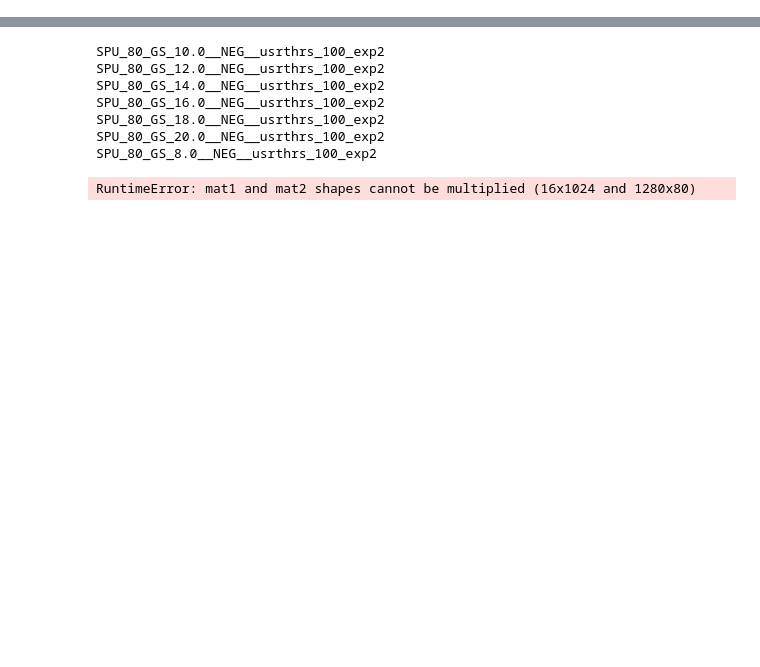
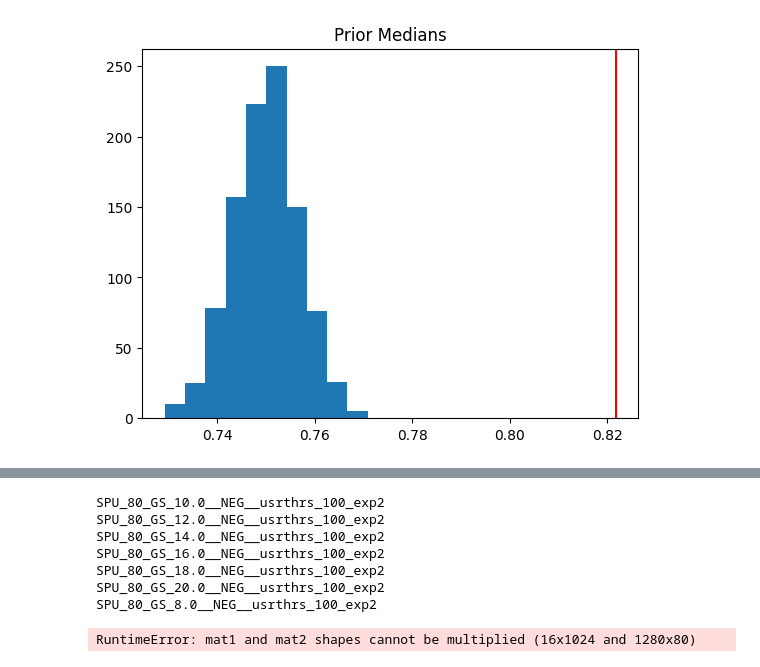
Before and after one commit to gapatron/REBECA, a Jupyter notebook: notebooks/classifier_test_scores.ipynb, the cells around one changed output, grey strips where cells are left out. Cells and saved outputs as stored; diff of their text form; code cells hidden in the pictures; blank space fills up the shorter version.

```diff
--- a/notebooks/classifier_test_scores.ipynb
+++ b/notebooks/classifier_test_scores.ipynb
@@ -54,0 +103,7 @@ C:\Users\Gabriel\.cache\huggingface\hub\models--stabilityai--stable-diffusion-xl
+# %%
+plt.hist(perm_prior_medians)
+plt.axvline(real_prior_avgs.median(), color='red')
+plt.title("Prior Medians")
+plt.show()
+# %% [output]
+[figure, added]
```
Also changed, not shown: parts of 21 cells of this notebook.
